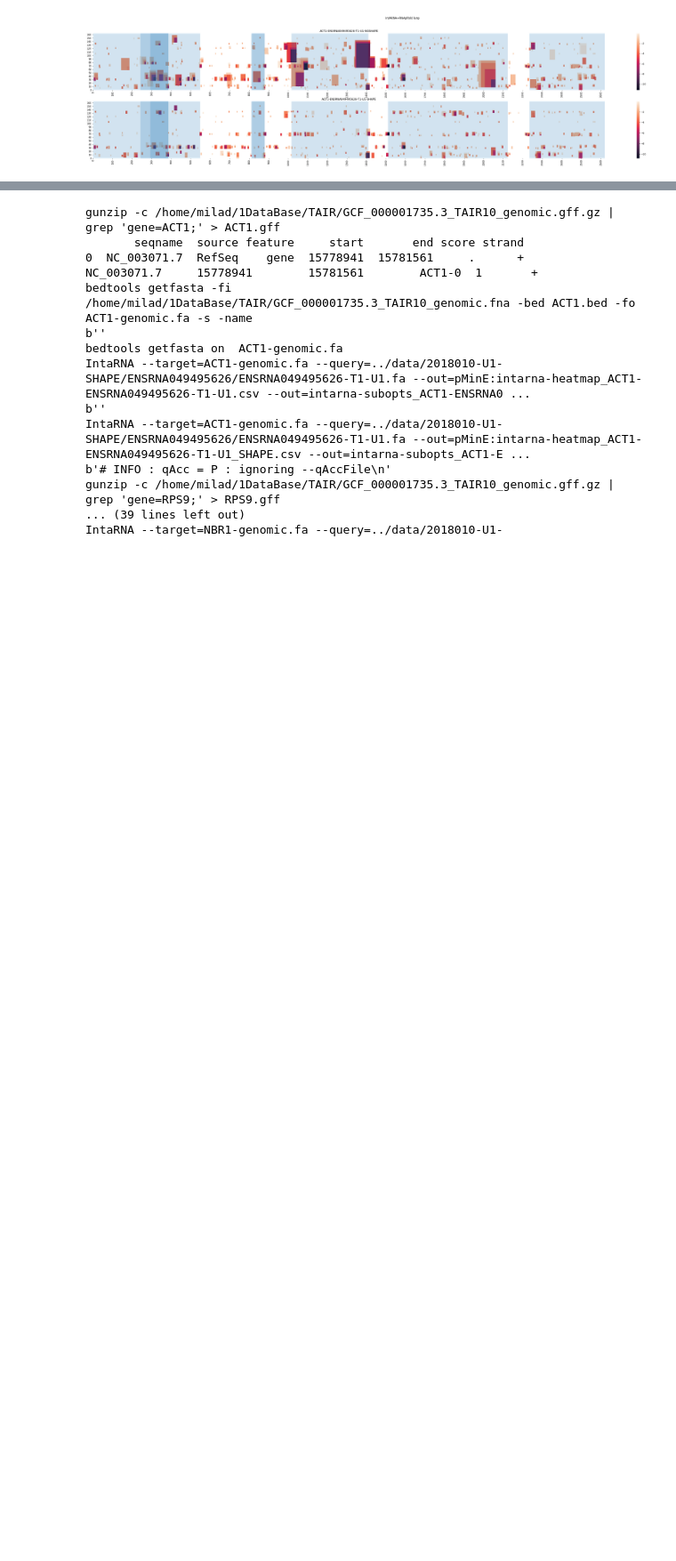
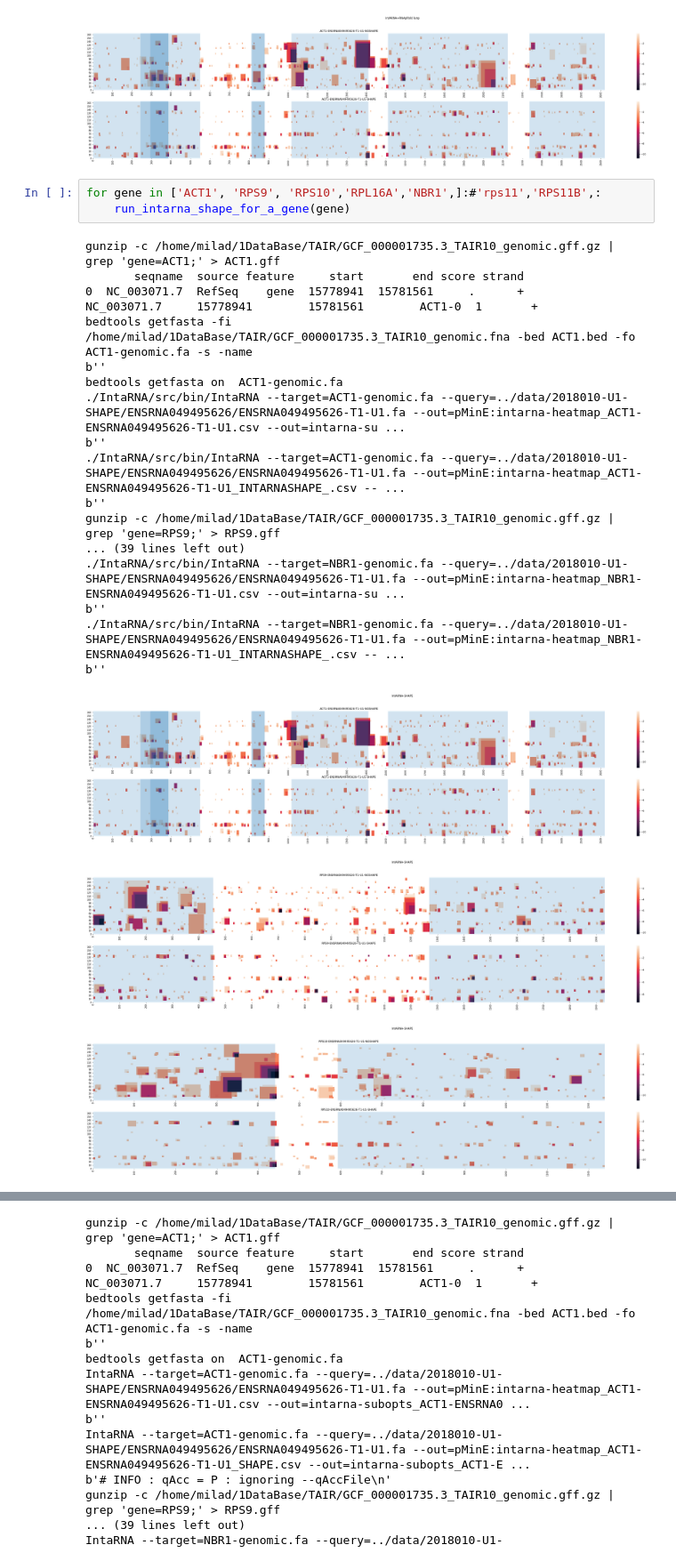
Before and after one commit to BackofenLab/IntaRNA-benchmark-SHAPE, a Jupyter notebook: src/analysis_IntaSHAPE-U1-interaction.ipynb, the cells around one changed output, grey strips where cells are left out. Shown at 89% size. Saved outputs shown, nothing was run; the diff lists cells and outputs as text; blank space fills up the shorter version.

Commit message:
intarna-shape all mRNAs

```diff
--- a/src/analysis_IntaSHAPE-U1-interaction.ipynb
+++ b/src/analysis_IntaSHAPE-U1-interaction.ipynb
@@ -269,3 +269,27 @@ b''
 IntaRNA --target=ACT1-genomic.fa --query=../data/2018010-U1-SHAPE/ENSRNA049495626/ENSRNA049495626-T1-U1.fa --out=pMinE:intarna-heatmap_ACT1-ENSRNA049495626-T1-U1_SHAPE.csv --out=intarna-subopts_ACT1-E ...
 b'# INFO : qAcc = P : ignoring --qAccL\n# INFO : qAcc = P : ignoring --qAccW\n# INFO : qAcc = P : ignoring --qAccFile\n'
 [figure]
+# %%
+for gene in ['ACT1', 'RPS9', 'RPS10','RPL16A','NBR1',]:#'rps11','RPS11B',:
+    run_intarna_shape_for_a_gene(gene)
+# %% [output]
+gunzip -c /home/milad/1DataBase/TAIR/GCF_000001735.3_TAIR10_genomic.gff.gz | grep 'gene=ACT1;' > ACT1.gff
+       seqname  source feature     start       end score strand
+0  NC_003071.7  RefSeq    gene  15778941  15781561     .      +
+NC_003071.7     15778941        15781561        ACT1-0  1       +
+bedtools getfasta -fi /home/milad/1DataBase/TAIR/GCF_000001735.3_TAIR10_genomic.fna -bed ACT1.bed -fo ACT1-genomic.fa -s -name
+b''
+bedtools getfasta on  ACT1-genomic.fa
+./IntaRNA/src/bin/IntaRNA --target=ACT1-genomic.fa --query=../data/2018010-U1-SHAPE/ENSRNA049495626/ENSRNA049495626-T1-U1.fa --out=pMinE:intarna-heatmap_ACT1-ENSRNA049495626-T1-U1.csv --out=intarna-su ...
+b''
+./IntaRNA/src/bin/IntaRNA --target=ACT1-genomic.fa --query=../data/2018010-U1-SHAPE/ENSRNA049495626/ENSRNA049495626-T1-U1.fa --out=pMinE:intarna-heatmap_ACT1-ENSRNA049495626-T1-U1_INTARNASHAPE_.csv -- ...
+b''
+gunzip -c /home/milad/1DataBase/TAIR/GCF_000001735.3_TAIR10_genomic.gff.gz | grep 'gene=RPS9;' > RPS9.gff
+... (39 lines left out)
+./IntaRNA/src/bin/IntaRNA --target=NBR1-genomic.fa --query=../data/2018010-U1-SHAPE/ENSRNA049495626/ENSRNA049495626-T1-U1.fa --out=pMinE:intarna-heatmap_NBR1-ENSRNA049495626-T1-U1.csv --out=intarna-su ...
+b''
+./IntaRNA/src/bin/IntaRNA --target=NBR1-genomic.fa --query=../data/2018010-U1-SHAPE/ENSRNA049495626/ENSRNA049495626-T1-U1.fa --out=pMinE:intarna-heatmap_NBR1-ENSRNA049495626-T1-U1_INTARNASHAPE_.csv -- ...
+b''
+[figure, added]
+[figure, added]
+[figure, added]
```
Also changed, not shown: parts of 1 cell of this notebook.
